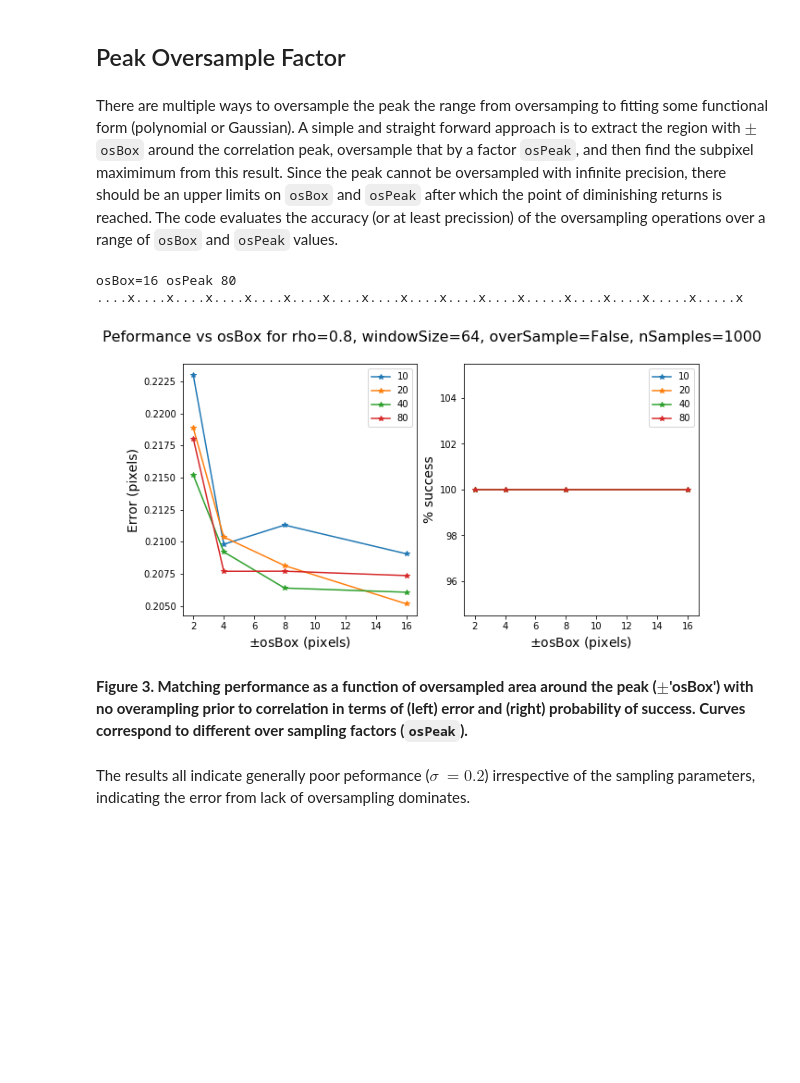
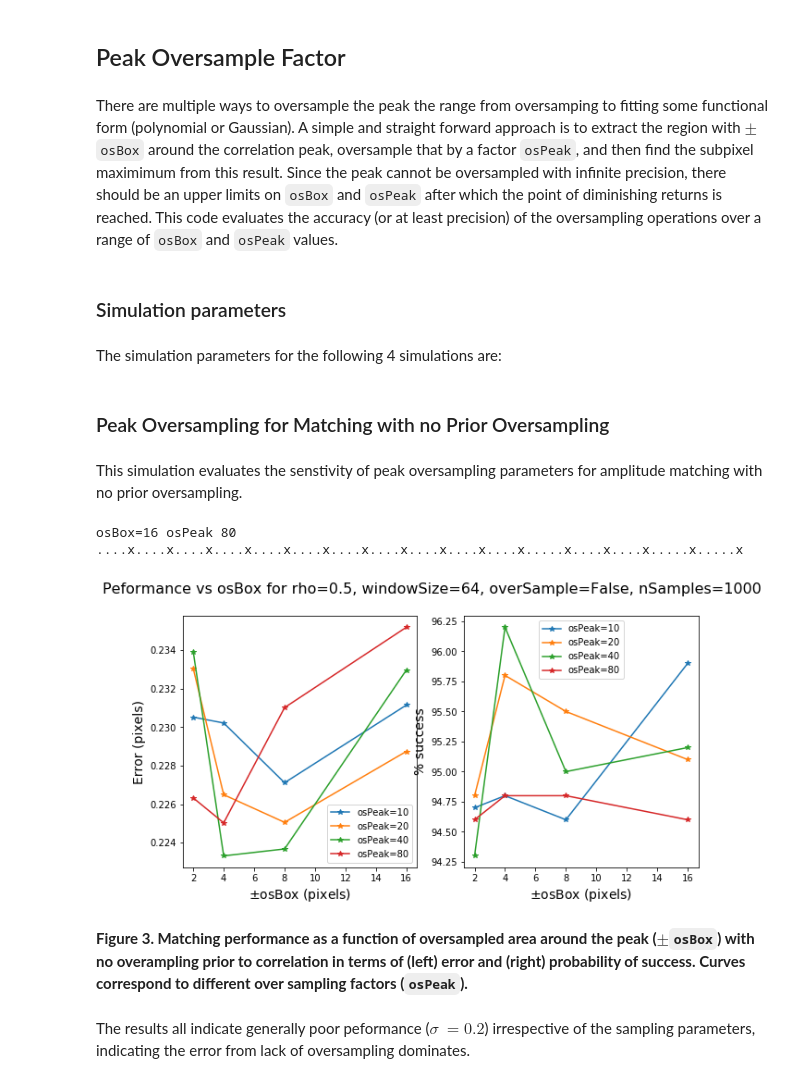
Before and after one commit to fastice/synthetic, a Jupyter notebook: AmplitudeCrossCorrelation.ipynb, the cells around one changed output. Saved outputs shown, nothing was run; the diff lists cells and outputs as text; code cells hidden in the pictures; blank space fills up the shorter version.

```diff
--- a/AmplitudeCrossCorrelation.ipynb
+++ b/AmplitudeCrossCorrelation.ipynb
@@ -57,8 +57,8 @@ def matchStats(results):
 # %% [markdown]
 The results in many of the following examples can be plotted as:
 # %%
-def plotErrorAndSuccessRate(resultsSigma, percentSuccess, rhos, windows, title='', formatRho=False,
-                            xlabel='Window Size (pixels)', ylabels=['Error (pixels)', '% success']):
+def plotErrorAndSuccessRate(resultsSigma, resultsPercent, rhos, windows, title='', formatRho=False, \
+                            xlabel='Window Size (pixels)', ylabels=['Error (pixels)', '% success'], maxError=None):
     fig, myAxes = plt.subplots(1,2,figsize=(10,5))
     fig.suptitle(title, fontsize=16)
     for rho in rhos:
@@ -72,4 +72,7 @@ def plotErrorAndSuccessRate(resultsSigma, percentSuccess, rhos, windows, title='
         myAxis.legend()
         myAxis.set_xlabel(xlab, fontSize=14)
         myAxis.set_ylabel(ylab, fontSize=14)
+    if maxError is not None:
+        if max([max(x) for x in resultsSigma.values()]) > maxError:
+            myAxes[0].set_ylim([0,maxError])
 # %% [markdown]
@@ -130,33 +129,45 @@ rho=0.8 window 196 ....x....x....x....x.....x.....x....x....x....x.....x.....x..
 # %% [markdown]
 ## Peak Oversample Factor
 # %% [markdown]
-There are multiple ways to oversample the peak the range from oversamping to fitting some functional form (polynomial or Gaussian). A simple and straight forward approach is to extract the region with $\pm$`osBox` around the correlation peak, oversample that by a factor `osPeak`, and then find the subpixel maximimum from this result. Since the peak cannot be oversampled with infinite precision, there should be an upper limits on `osBox` and `osPeak` after which the point of diminishing returns is reached. The code evaluates the accuracy (or at least precission) of the oversampling operations over a range of `osBox` and `osPeak` values.
+There are multiple ways to oversample the peak the range from oversamping to fitting some functional form (polynomial or Gaussian). A simple and straight forward approach is to extract the region with $\pm$`osBox` around the correlation peak, oversample that by a factor `osPeak`, and then find the subpixel maximimum from this result. Since the peak cannot be oversampled with infinite precision, there should be an upper limits on `osBox` and `osPeak` after which the point of diminishing returns is reached. This code evaluates the accuracy (or at least precision) of the oversampling operations over a range of `osBox` and `osPeak` values.
 # %%
-window = 64
-rho = 0.8
-overSample = False
-speckleJobs = nf.speckleJobs(ampWindowSize)
-osPeaks, osBoxes = [10, 20, 40, 80], [2, 4, 8, 16]
-resultsSigma = {str(osPeak) : [] for osPeak in osPeaks}
-resultsPercent = {str(osPeak) : [] for osPeak in osPeaks}
-#
-for osPeak in osPeaks:
-    for osBox in osBoxes:
-        print(f'\rosBox={osBox} osPeak {osPeak} ', end='')
-        speckleJobs.runNInstances(nInstances, window, rho, osPeak, osBox, overSample=overSample)
-        sigma, percentSuccess = matchStats(np.array(speckleJobs.results))
-        resultsSigma[str(osPeak)].append(sigma)
-        resultsPercent[str(osPeak)].append(percentSuccess)
-        speckleJobs.reset()
-#
-plotErrorAndSuccessRate(resultsSigma, resultsPercent, [f'{osPeak}' for osPeak in osPeaks], osBoxes,
-                        xlabel='$\pm$osBox (pixels)',
-                        title=f'Peformance vs osBox for rho={rho}, windowSize={window}, '
-                        f'overSample={overSample}, nSamples={nInstances}')
+def simOverSamplePeak(window, rho, overSample, subPix=nf.osSubPix, osPeaks=[10, 20, 40, 80],
+                      osBoxes=[2, 4, 8, 16], maxError=None):
+    speckleJobs = nf.speckleJobs(ampWindowSize)
+    resultsSigma = {f'osPeak={osPeak}' : [] for osPeak in osPeaks}
+    resultsPercent = {f'osPeak={osPeak}' : [] for osPeak in osPeaks}
+    #
+    for osPeak in osPeaks:
+        for osBox in osBoxes:
+            print(f'\rosBox={osBox} osPeak {osPeak} ', end='')
+            speckleJobs.runNInstances(nInstances, window, rho, osPeak, osBox, overSample=overSample, subPix=subPix)
+            sigma, percentSuccess = matchStats(np.array(speckleJobs.results))
+            resultsSigma[f'osPeak={osPeak}'].append(sigma)
+            resultsPercent[f'osPeak={osPeak}'].append(percentSuccess)
+            speckleJobs.reset()
+    #
+    plotErrorAndSuccessRate(resultsSigma, resultsPercent, [f'osPeak={osPeak}' for osPeak in osPeaks], osBoxes,
+                            xlabel='$\pm$osBox (pixels)', maxError=maxError,
+                            title=f'Peformance vs osBox for rho={rho}, windowSize={window}, '
+                            f'overSample={overSample}, nSamples={nInstances}')
-# %% [output]
-osBox=16 osPeak 80 ....x....x....x....x....x....x....x....x....x....x....x.....x....x....x.....x.....x
-[figure, removed]
+# %% [markdown]
+### Simulation parameters
+# %% [markdown]
+The simulation parameters for the following 4 simulations are:
+# %%
+window = 64
+rho = 0.5
+# %% [markdown]
+### Peak Oversampling for Matching with no Prior Oversampling
+# %% [markdown]
+This simulation evaluates the senstivity of peak oversampling parameters for amplitude matching with no prior oversampling.
+# %%
+overSample = False
+simOverSamplePeak(window, rho, overSample)
+# %% [output]
+osBox=16 osPeak 80 ....x....x....x....x....x....x....x....x....x....x....x.....x....x....x.....x.....x
+[figure, added]
 # %% [markdown]
-**Figure 3. Matching performance as a function of oversampled area around the peak ($\pm$'osBox') with no overampling prior to correlation in terms of (left) error and (right) probability of success. Curves correspond to different over sampling factors (`osPeak`).**
+**Figure 3. Matching performance as a function of oversampled area around the peak ($\pm$`osBox`) with no overampling prior to correlation in terms of (left) error and (right) probability of success. Curves correspond to different over sampling factors (`osPeak`).**
 # %% [markdown]
 The results all indicate generally poor peformance ($\sigma~=0.2$) irrespective of the sampling parameters, indicating the error from lack of oversampling dominates.
```
Also changed, not shown: parts of 28 cells of this notebook, 1 other file.
